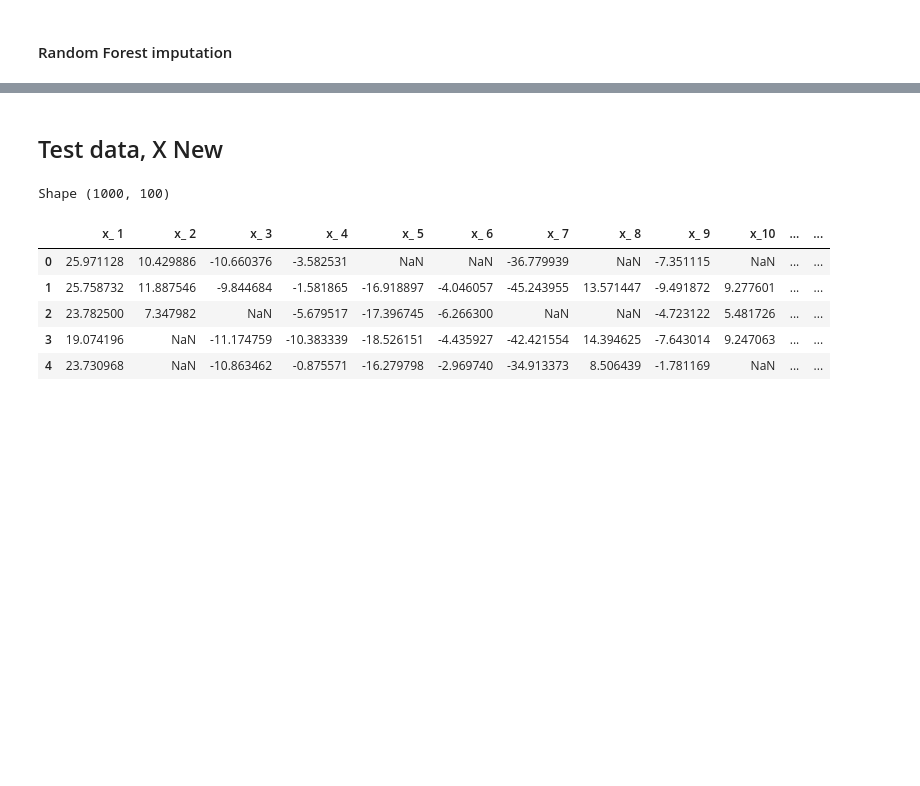
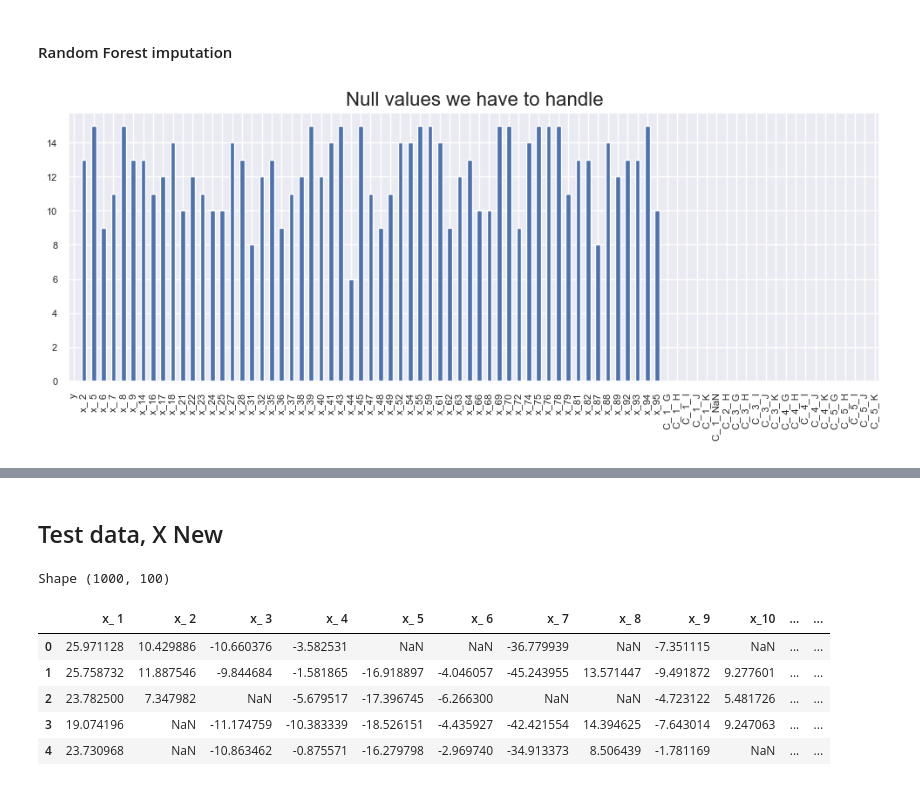
Before and after one commit to SorenBlattBendtsen/02582, a Jupyter notebook: Assignment_1/assignment1_notebook.ipynb, the cells around one changed output, grey strips where cells are left out. Drawn from its saved outputs; the diff is of its cells as text; code cells hidden in the pictures; blank space fills up the shorter version.

```diff
--- a/Assignment_1/assignment1_notebook.ipynb
+++ b/Assignment_1/assignment1_notebook.ipynb
@@ -219,7 +223,7 @@ plt.show()
 # %%
 NumberOfNaN = data_cat.apply(lambda x: x.str.contains(' NaN').sum())
 # %%
-df = pd.DataFrame(data)
+df_Bin = pd.DataFrame(data)
 
 # Extract names of categorical columns
 categorical_columns = [' C_ 1', ' C_ 2', ' C_ 3', ' C_ 4', ' C_ 5']  # Add more if needed
@@ -228,4 +232,4 @@ categorical_columns = [' C_ 1', ' C_ 2', ' C_ 3', ' C_ 4', ' C_ 5']  # Add more
 encoder = ce.BinaryEncoder(cols=categorical_columns)
 
 # Fit and transform the data
-data_encoded = encoder.fit_transform(df)
+data_encoded = encoder.fit_transform(df_Bin)
@@ -232,15 +252,15 @@ data_encoded = encoder.fit_transform(df)
 # %%
-df = pd.DataFrame(data)
+df_onehot = pd.DataFrame(data)
 
 # Identify categorical variables
 categorical_columns = [' C_ 1', ' C_ 2', ' C_ 3', ' C_ 4', ' C_ 5']  # Add more if needed
 
 # Perform one-hot encoding for categorical variables
-one_hot_encoded = pd.get_dummies(df[categorical_columns])
+one_hot_encoded = pd.get_dummies(df_onehot[categorical_columns])
 
 # Drop the original categorical columns from the DataFrame
-df = df.drop(columns=categorical_columns)
+df_onehot = df_onehot.drop(columns=categorical_columns)
 
 # Concatenate the one-hot encoded columns with the original DataFrame
-data_encoded = pd.concat([df, one_hot_encoded], axis=1)
+data_encoded = pd.concat([df_onehot, one_hot_encoded], axis=1)
 # %%
@@ -260,4 +281,17 @@ scaled_X = scale.fit_transform(X_imputed)
 [n,p] = scaled_X.shape
 # %% [markdown]
 #### Random Forest imputation
+# %%
+def remove_high_nan(df, ratio=0.65):
+    for i in df.columns:
+        if df[i].isnull().mean() > ratio:
+            df.drop(i, axis=1, inplace = True)
+
+remove_high_nan(data)
+data_2 = data.copy()
+data.isnull().sum().plot(kind = 'bar', fontsize=8, figsize=(12,4))
+plt.title('Null values we have to handle', fontsize=16)
+count = 1
+# %% [output]
+[figure, added]
 # %%
```
Also changed, not shown: parts of 13 cells of this notebook.
